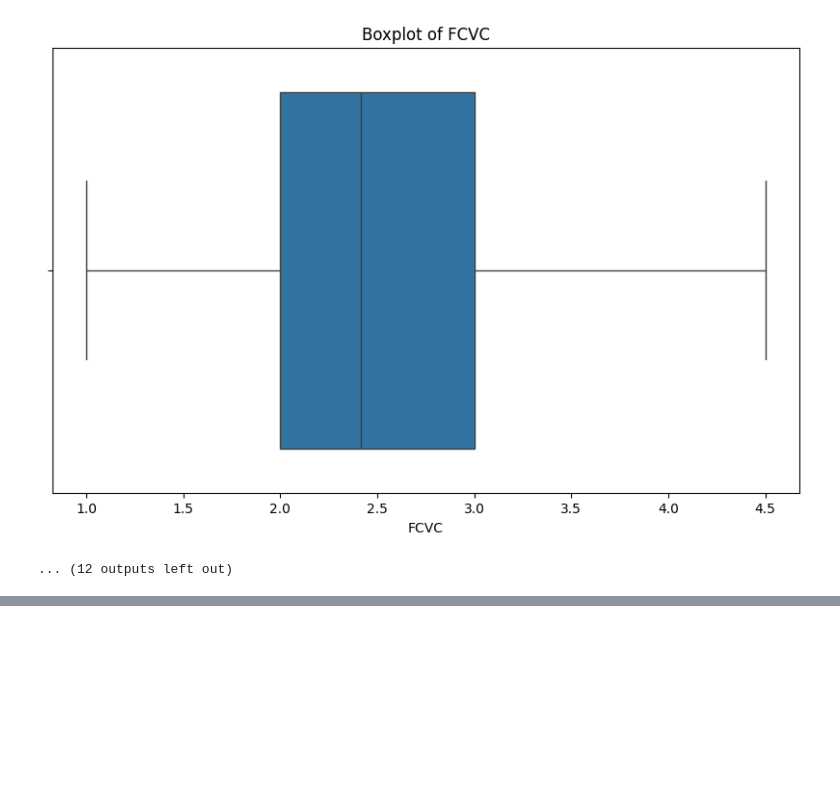
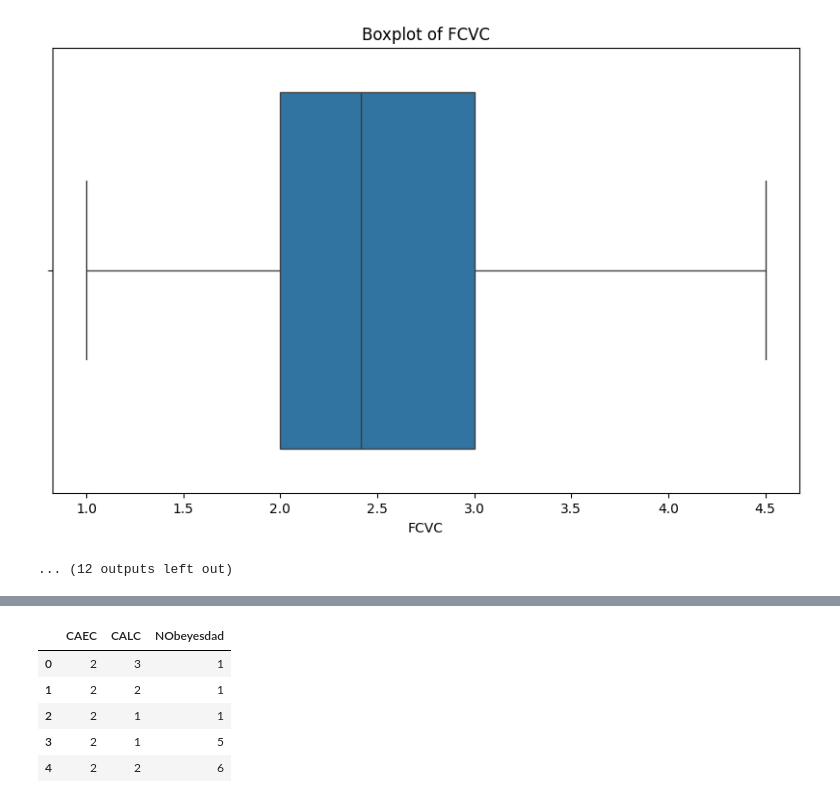
Before and after one commit to Fadri-Ashley/Data-Science-Capstone-Project, a Jupyter notebook: Model_Pipeline/test.ipynb, the cells around one changed output, grey strips where cells are left out. Cells and saved outputs as stored; diff of their text form; code cells hidden in the pictures; blank space fills up the shorter version.

```diff
--- a/Model_Pipeline/test.ipynb
+++ b/Model_Pipeline/test.ipynb
@@ -422,0 +441,9 @@ Outliers pada FCVC sudah dihandel.
+# %%
+df[ordinal_data].head()
+# %% [output]
+|  | CAEC | CALC | NObeyesdad |
+| 0 | 2 | 3 | 1 |
+| 1 | 2 | 2 | 1 |
+| 2 | 2 | 1 | 1 |
+| 3 | 2 | 1 | 5 |
+| 4 | 2 | 2 | 6 |
```
Also changed, not shown: parts of 18 cells of this notebook.
